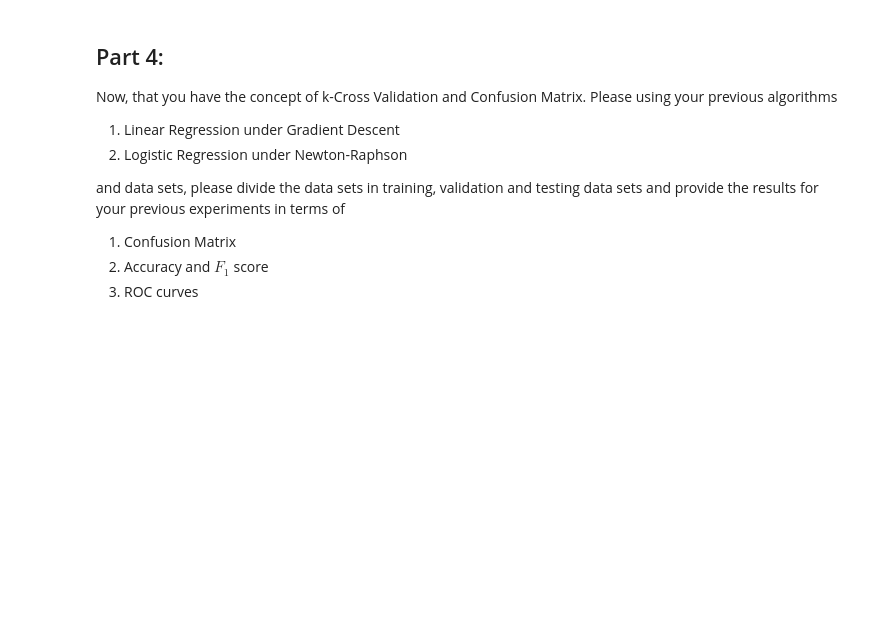
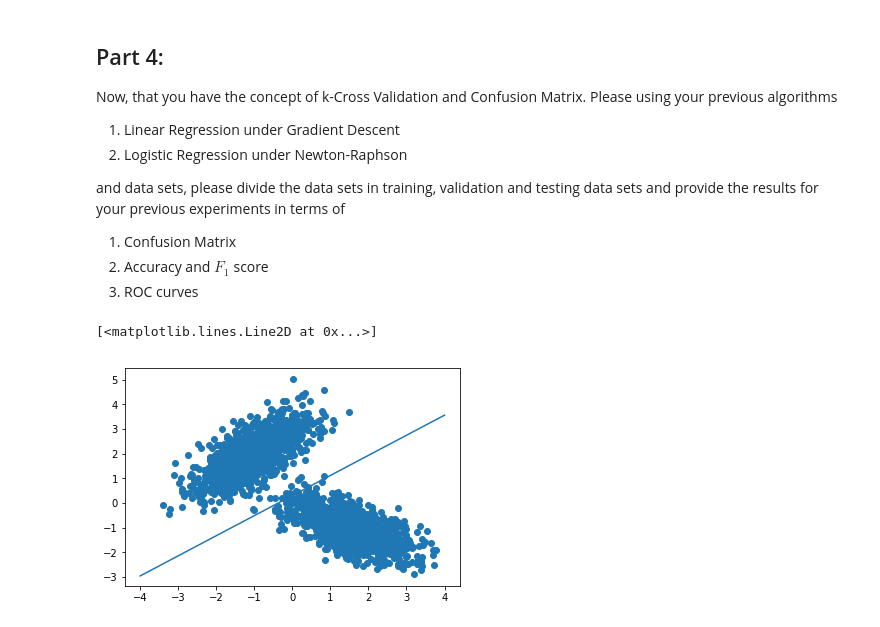
Before and after one commit to joseluisvaz/machine_learning_itesm, a Jupyter notebook: Machine Learning - Homework 3.ipynb, the cells around one changed output. Cells and saved outputs as stored; diff of their text form; code cells hidden in the pictures; blank space fills up the shorter version.

Commit message:
predict function logistic regression

```diff
--- a/Machine Learning - Homework 3.ipynb
+++ b/Machine Learning - Homework 3.ipynb
@@ -136,0 +131,13 @@ class logistic_reg(object):
+# %%
+clf = logreg.Logistic_Regression()
+clf.fit(X, Y, step_size= 0.00001, tresh = 0.00001, max_iter = 10000)
+# %%
+x = np.linspace(-4,4,100)
+# %%
+y = - 1/clf2.coef[2] * (clf2.coef[0] + clf2.coef[1]* x)
+# %%
+plt.scatter(X[:,0],X[:,1])
+plt.plot(x,y)
+# %% [output]
+[<matplotlib.lines.Line2D at 0x...>]
+[figure, added]
```
Also changed, not shown: parts of 4 cells of this notebook, 2 other files.
